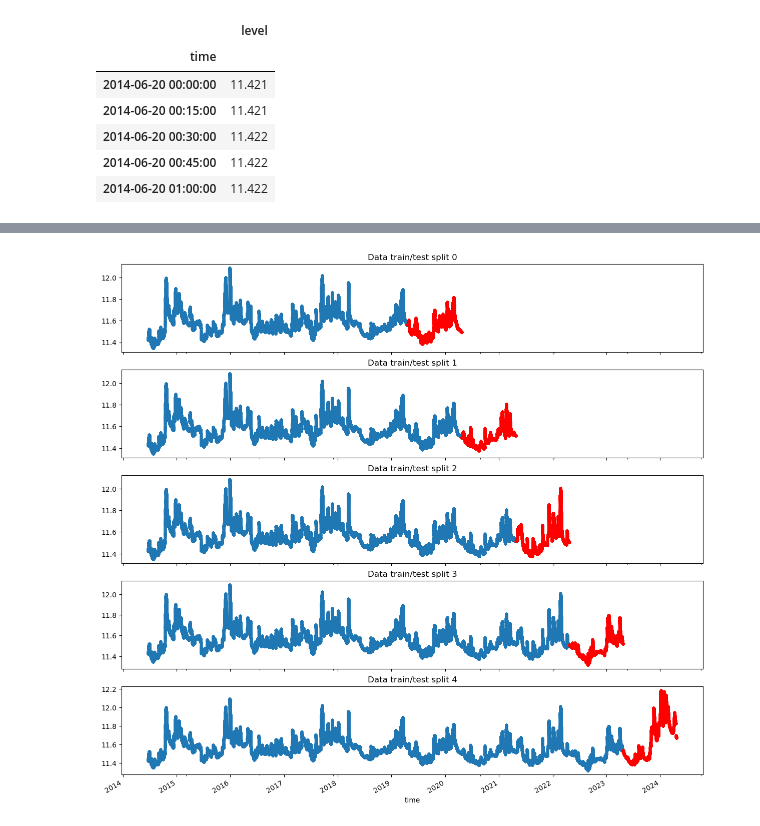
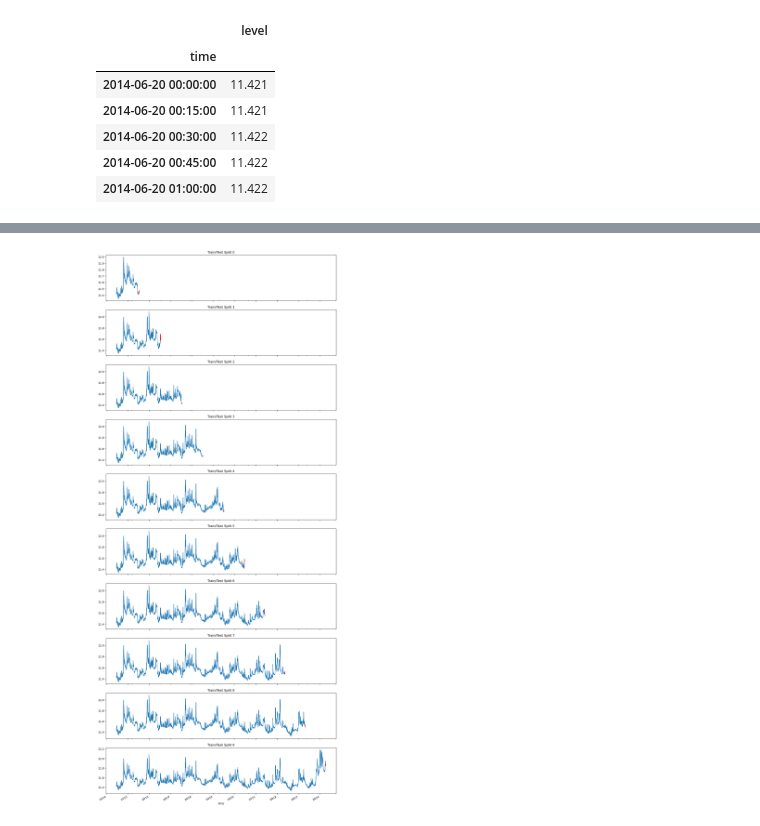
Before and after one commit to VictorJustesen/Water-level-forecasting, a Jupyter notebook: forecasting.ipynb, the cells around one changed output, grey strips where cells are left out. Cells and saved outputs as stored; diff of their text form; code cells hidden in the pictures.

```diff
--- a/forecasting.ipynb
+++ b/forecasting.ipynb
@@ -159,15 +151,37 @@ For example, when doing 'df[col].method(value, inplace=True)', try using 'df.met
+# %%
+#split function
+
+def split(n_splits=10,test_size=4 * 24 * 7, df=df):
+    total_length = len(df)
+    interval_length = (total_length // n_splits) - test_size
+
+    for i in range(n_splits):
+        end_train = i * (interval_length + test_size) + interval_length
+        start_test = end_train
+        end_test = start_test + test_size
+
+        if end_test > total_length:  # Ensure the test data is within bounds
+            break
+
+        train_idx = np.arange(0, end_train)
+        test_idx = np.arange(start_test, end_test)
+
+        yield train_idx, test_idx
 # %%
-#cross validation
+n_splits = 10
+test_size=4 * 24 * 7
 
-tss = TimeSeriesSplit(n_splits = 5, test_size=4*24*7*52, gap=24) # 1 years maybe
-fold=0
-fig, axs = plt.subplots(5, 1, figsize = (15,15),sharex = True) #, share_x = True
-for train_index, test_index in tss.split(df):
-    train=df.iloc[train_index]
-    test=df.iloc[test_index]
-    train["level"].plot(ax=axs[fold], style='.',title=f"Data train/test split {fold}")
-    test["level"].plot(ax=axs[fold], style='.', color='red')
-    fold+=1
+# Plotting
+fig, axs = plt.subplots(n_splits, 1, figsize=(15, n_splits * 4), sharex=True)
+
+# Use the custom time series split function
+for fold, (train_idx, test_idx) in enumerate(split(n_splits)):
+    train = df.iloc[train_idx]
+    test = df.iloc[test_idx]
+
+    train["level"].plot(ax=axs[fold], title=f"Train/Test Split {fold}")
+    test["level"].plot(ax=axs[fold], color='red')
+
 plt.show()
 # %% [output]
-[figure, old version]
+[figure, new version]
```
Also changed, not shown: parts of 15 cells of this notebook, 3 other files.
